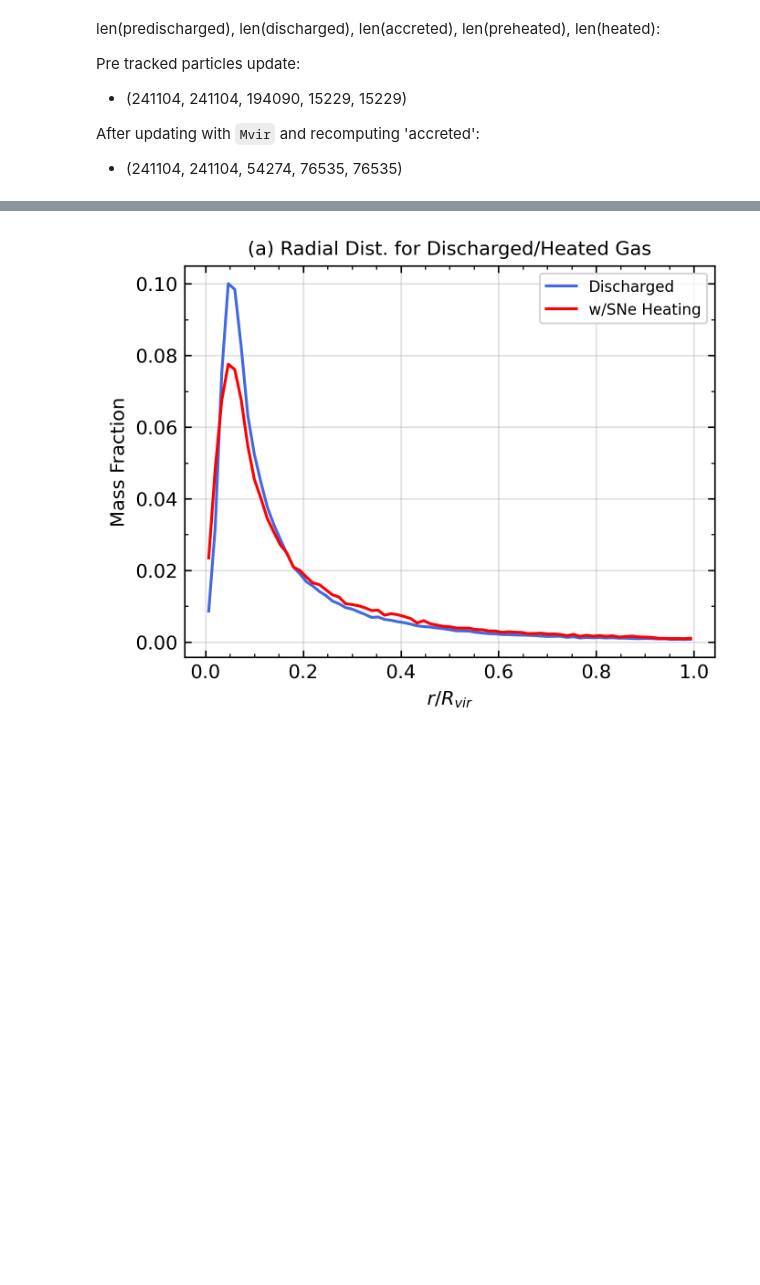
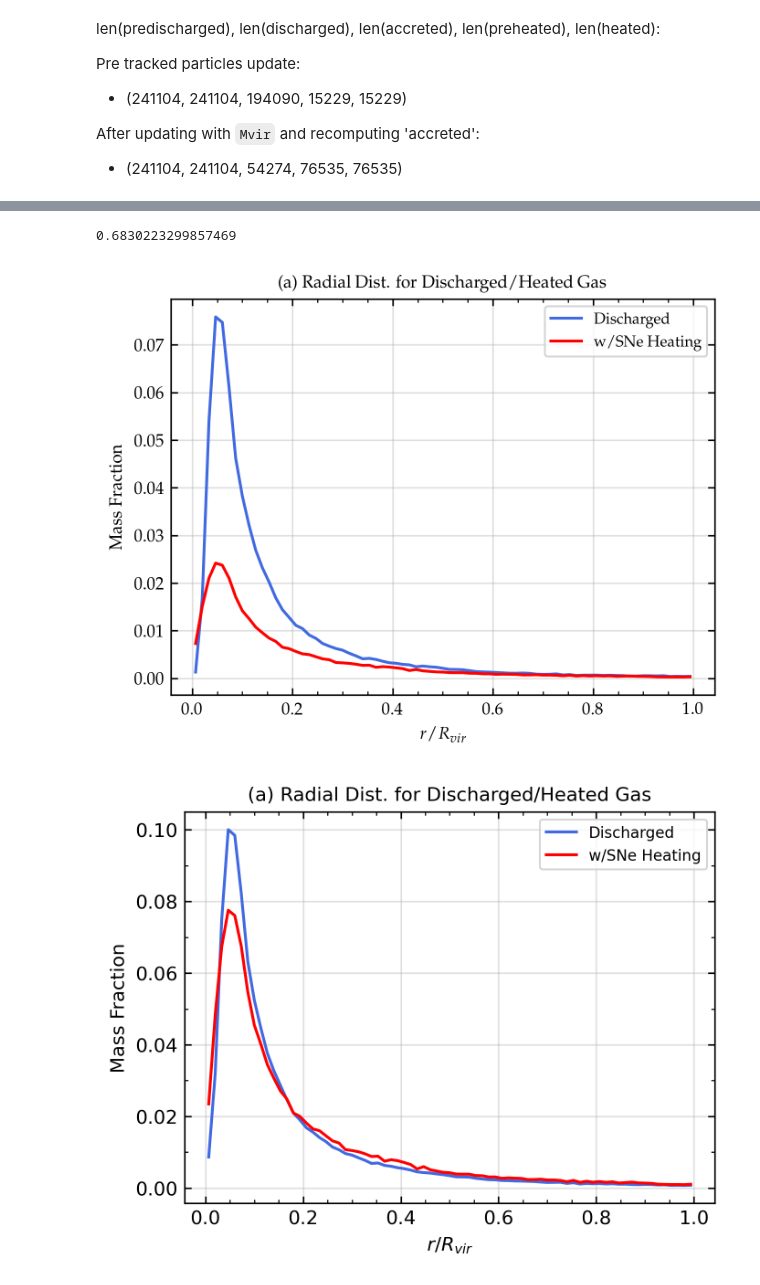
Before and after one commit to leoglonz/Astro_map, a Jupyter notebook: StellarFeedback_p2.ipynb, the cells around one changed output, grey strips where cells are left out. Drawn from its saved outputs; the diff is of its cells as text; code cells hidden in the pictures; blank space fills up the shorter version.

```diff
--- a/StellarFeedback_p2.ipynb
+++ b/StellarFeedback_p2.ipynb
@@ -122,6 +138,57 @@ all_rR = discharged.r_per_Rvir
 acc_rR = reaccreted.r_per_Rvir
 preheat_rR = preheated.r_per_Rvir
 hot_rR = heated.r_per_Rvir
+# %%
+len(discharged[discharged.sneHeated == False])/len(discharged)
+# %% [output]
+0.6830223299857469
+# %%
+noheating = discharged[discharged.sneHeated == False]
+heating = discharged[discharged.sneHeated == True]
+
+# weights:
+noheating['weight'] = noheating['mass'] / noheating['mass'].sum() #discharged['mass'].sum() #noheating['mass'].sum()
+heating['weight'] = heating['mass'] / heating['mass'].sum() #discharged['mass'].sum() #heating['mass'].sum()
+
+noheating_r = noheating.r_per_Rvir
+heating_r = heating.r_per_Rvir
+
+##### plotting discharged vs. heated gas #####
+bins = 75
+fig, ax = plt.subplots(1,1,dpi=300, figsize=(4.5,3.5), constrained_layout=True) # change to dpi=300 for printout.
+
+# all discharged.
+y1, x = np.histogram(noheating_r, bins=bins, weights=noheating.weight, range=(0, 1.0))
+bincenters = 0.5*(x[1:] + x[:-1])
+ax.plot(bincenters, y1, label='Discharged', c='royalblue')
+
+# sne-heated discharge.
+y1, x = np.histogram(heating_r, bins=bins, weights=heating.weight, range=(0, 1.0))
+bincenters = 0.5*(x[1:] + x[:-1])
+ax.plot(bincenters, y1, label='w/SNe Heating', c='r')
+
+
+# labels, axis scaling, etc.
+ax.legend(frameon=True, fontsize='8')
+
+ax.set_title('(a) Radial Dist. for Discharged/Heated Gas', fontsize='medium')
+ax.set_xlabel(r'$r/R_{vir}$')
+ax.set_ylabel('Mass Fraction')
+# ax.set_xlim(0,1)
+# ax.set_ylim(0,0.25)
+
+ax.xaxis.set_minor_locator(mpl.ticker.MultipleLocator(0.05))
+ax.yaxis.set_minor_locator(mpl.ticker.MultipleLocator(0.01))
+
+
+ax.ticklabel_format(axis="y", style="plain",scilimits=(0,0))
+ax.tick_params(direction='in',which='both',right=True,top=True)
+ax.grid(alpha=0.4, zorder=-1000)
+
+# plt.savefig('plots/rPerRvir_1.pdf')
+plt.show()
+# %% [output]
+[figure, added]
 # %%
 ##### plotting discharged vs. heated gas #####
 bins = 75
```
Also changed, not shown: parts of 6 cells of this notebook, 9 other files.
